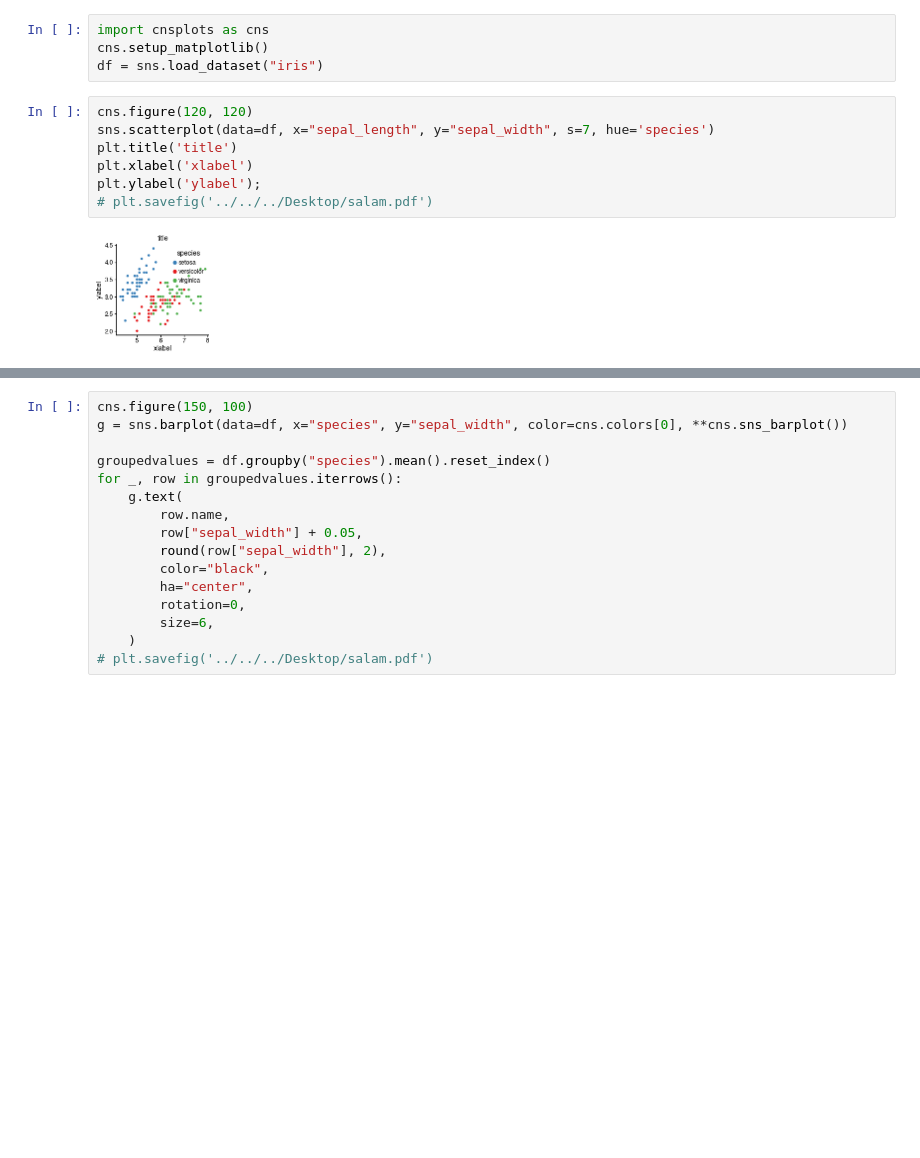
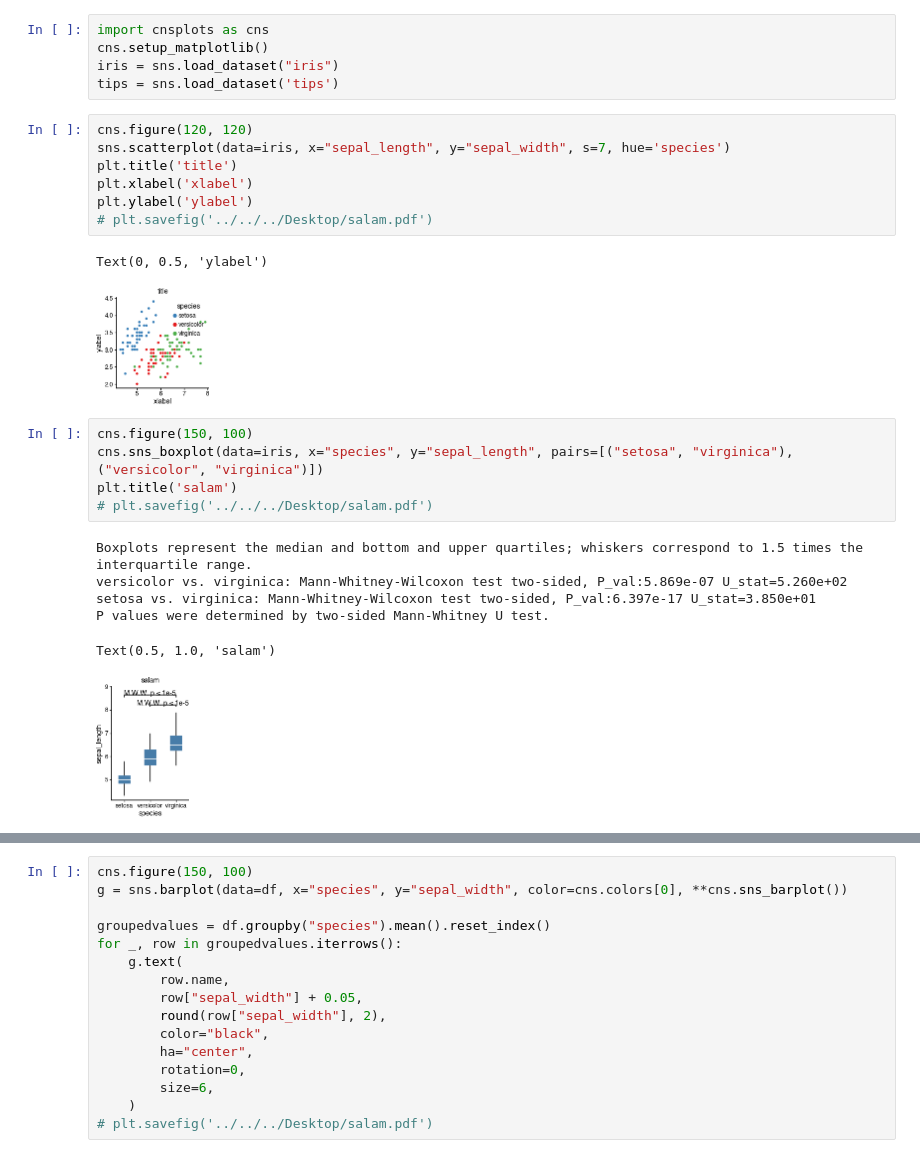
Before and after one commit to faridrashidi/cnsplots, a Jupyter notebook: notebooks/matplotlib.ipynb, the cells around one changed output, grey strips where cells are left out. Saved outputs shown, nothing was run; the diff lists cells and outputs as text; blank space fills up the shorter version.

```diff
--- a/notebooks/matplotlib.ipynb
+++ b/notebooks/matplotlib.ipynb
@@ -1,13 +1,27 @@
 # %%
 import cnsplots as cns
 cns.setup_matplotlib()
-df = sns.load_dataset("iris")
+iris = sns.load_dataset("iris")
+tips = sns.load_dataset('tips')
 # %%
 cns.figure(120, 120)
-sns.scatterplot(data=df, x="sepal_length", y="sepal_width", s=7, hue='species')
+sns.scatterplot(data=iris, x="sepal_length", y="sepal_width", s=7, hue='species')
 plt.title('title')
 plt.xlabel('xlabel')
-plt.ylabel('ylabel');
+plt.ylabel('ylabel')
 # plt.savefig('../../../Desktop/salam.pdf')
 # %% [output]
+Text(0, 0.5, 'ylabel')
 [figure]
+# %%
+cns.figure(150, 100)
+cns.sns_boxplot(data=iris, x="species", y="sepal_length", pairs=[("setosa", "virginica"), ("versicolor", "virginica")])
+plt.title('salam')
+# plt.savefig('../../../Desktop/salam.pdf')
+# %% [output]
+Boxplots represent the median and bottom and upper quartiles; whiskers correspond to 1.5 times the interquartile range.
+versicolor vs. virginica: Mann-Whitney-Wilcoxon test two-sided, P_val:5.869e-07 U_stat=5.260e+02
+setosa vs. virginica: Mann-Whitney-Wilcoxon test two-sided, P_val:6.397e-17 U_stat=3.850e+01
+P values were determined by two-sided Mann-Whitney U test.
+Text(0.5, 1.0, 'salam')
+[figure, added]
```
Also changed, not shown: parts of 9 cells of this notebook, 4 other files.
